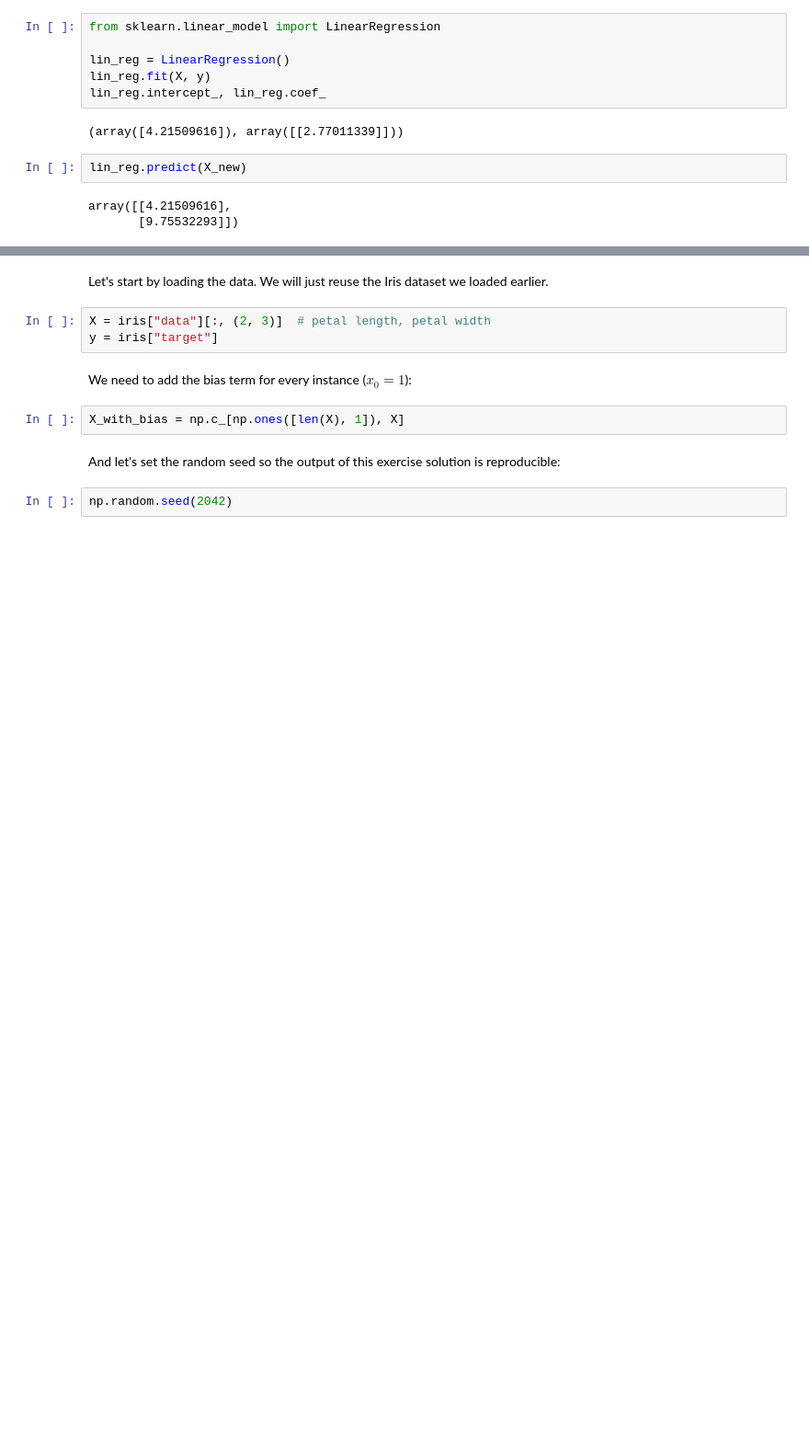
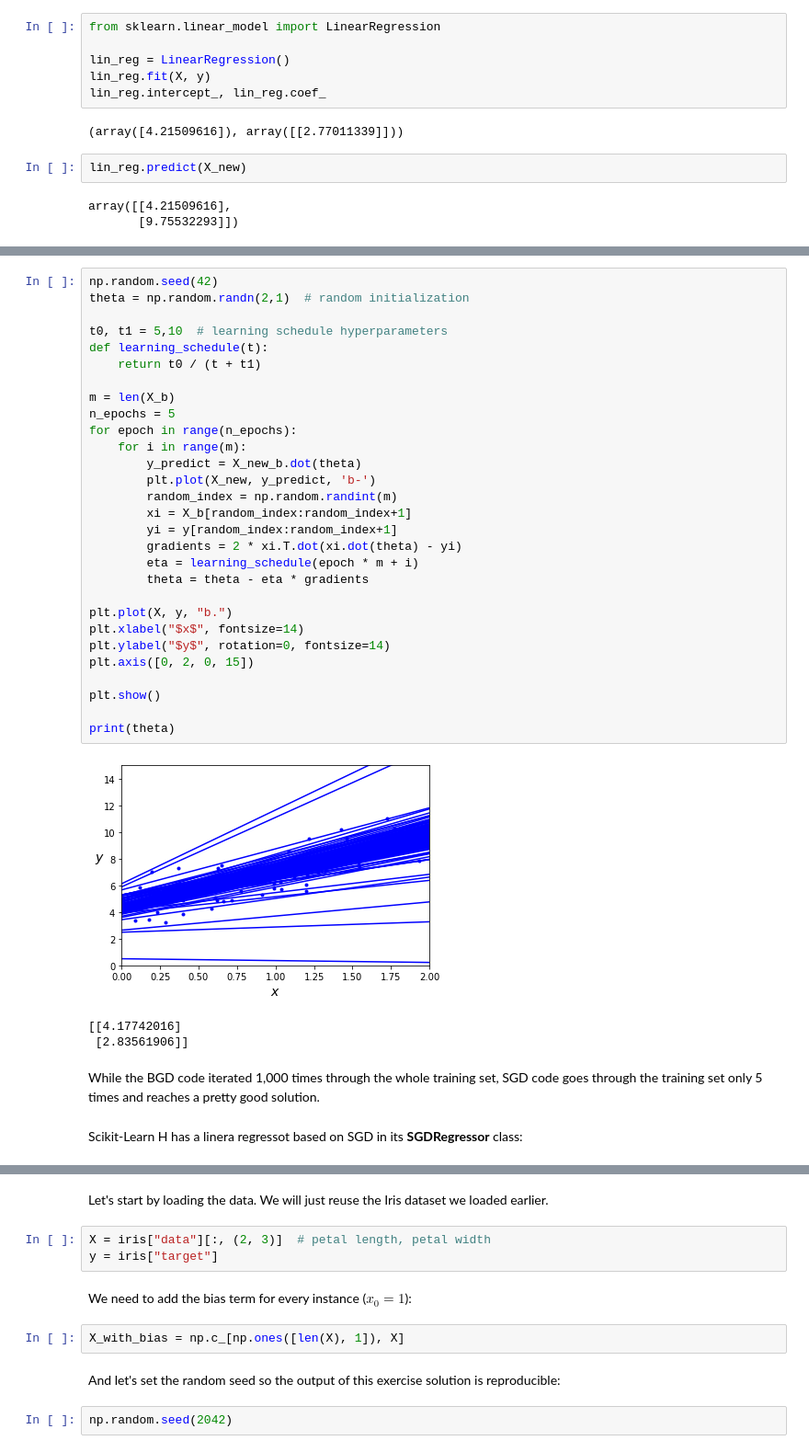
Before and after one commit to riccardoberta/ml_models, a Jupyter notebook: 04_linear_models/model.ipynb, the cells around one changed output, grey strips where cells are left out. Shown at 92% size. Cells and saved outputs as stored; diff of their text form; blank space fills up the shorter version.

```diff
--- a/04_linear_models/model.ipynb
+++ b/04_linear_models/model.ipynb
@@ -832,0 +247,37 @@ See appendix A.
+# %%
+np.random.seed(42)
+theta = np.random.randn(2,1)  # random initialization
+
+t0, t1 = 5,10  # learning schedule hyperparameters
+def learning_schedule(t):
+    return t0 / (t + t1)
+
+m = len(X_b)
+n_epochs = 5
+for epoch in range(n_epochs):
+    for i in range(m):
+        y_predict = X_new_b.dot(theta)
+        plt.plot(X_new, y_predict, 'b-')
+        random_index = np.random.randint(m)
+        xi = X_b[random_index:random_index+1]
+        yi = y[random_index:random_index+1]
+        gradients = 2 * xi.T.dot(xi.dot(theta) - yi)
+        eta = learning_schedule(epoch * m + i)
+        theta = theta - eta * gradients
+
+plt.plot(X, y, "b.")
+plt.xlabel("$x$", fontsize=14)
+plt.ylabel("$y$", rotation=0, fontsize=14)
+plt.axis([0, 2, 0, 15])
+
+plt.show()
+
+print(theta)
+# %% [output]
+[figure, added]
+[[4.17742016]
+ [2.83561906]]
+# %% [markdown]
+While the BGD code iterated 1,000 times through the whole training set, SGD code goes through the training set only 5 times and reaches a pretty good solution.
+# %% [markdown]
+Scikit-Learn H has a linera regressot based on SGD in its **SGDRegressor** class:
```
Also changed, not shown: parts of 158 cells of this notebook, 7 other files.
